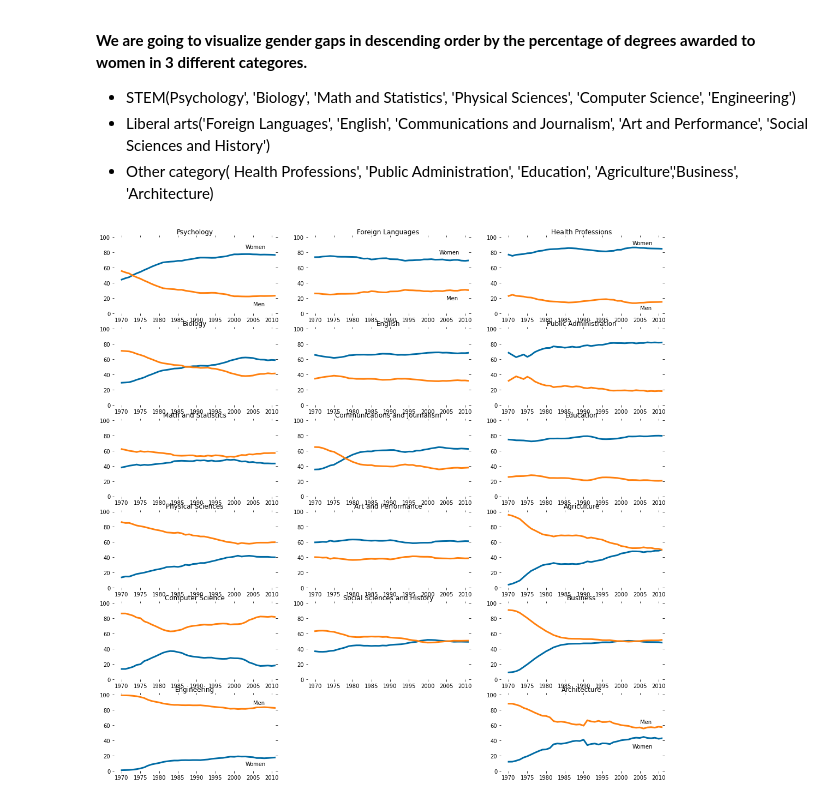
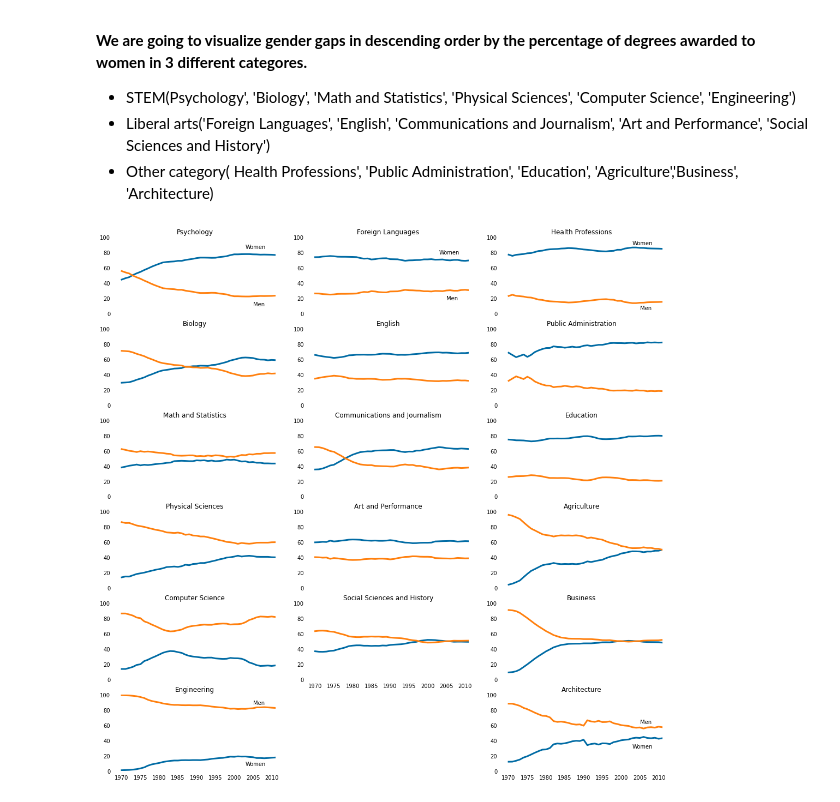
Before and after one commit to Bhupen-Oli/GenderGapStudy, a Jupyter notebook: genderGap.ipynb, the cells around one changed output. Drawn from its saved outputs; the diff is of its cells as text; code cells hidden in the pictures.

Commit message:
updating visualization to repo

```diff
--- a/genderGap.ipynb
+++ b/genderGap.ipynb
@@ -86,15 +86,15 @@ for sp in range(0,18,3):
     ax.set_xlim(1968, 2011)
     ax.set_ylim(0,100)
     ax.set_title(stem_cats[cat_index])
-    ax.tick_params(bottom="off", top="off", left="off", right="off",labelbottom='off')
-
+    ax.tick_params(bottom=False, top=False, left=False, right=False,labelbottom=False)
+  #  ax.tick_params(labelbottom='off')
     if cat_index == 0:
         ax.text(2003, 85, 'Women')
         ax.text(2005, 10, 'Men')
     elif cat_index == 5:
         ax.text(2005, 87, 'Men')
         ax.text(2003, 7, 'Women')
-        #ax.tick_params(labelbottom="on")
+        ax.tick_params(labelbottom=True)
 #plot liberal arts category
 for sp in range(1,16,3):
     cat_index=int((sp-1)/3)
@@ -104,35 +104,36 @@ for sp in range(1,16,3):
     for key,spine in ax.spines.items():
         spine.set_visible(False)
     ax.set_xlim(1968, 2011)
     ax.set_ylim(0,100)
     ax.set_title(lib_arts_cats[cat_index])
-    ax.tick_params(bottom="off", top="off", left="off", right="off",labelbottom="off")
+    ax.tick_params(bottom=False, top=False, left=False, right=False,labelbottom=False)
     if cat_index == 0:
         ax.text(2003, 78, 'Women')
         ax.text(2005, 18, 'Men')
-
+    elif cat_index==4:
+        ax.tick_params(labelbottom=True)
 #plot other categories
 for sp in range(2,20,3):
     cat_index=int((sp-2)/3)
     ax = fig.add_subplot(6,3,sp+1)
     ax.plot(women_degrees['Year'], women_degrees[other_cats[cat_index]], c=cb_dark_blue, label='Women', linewidth=3)
     ax.plot(women_degrees['Year'], 100-women_degrees[other_cats[cat_index]], c=cb_orange, label='Men', linewidth=3)
     ax.spines["right"].set_visible(False)
     ax.spines["left"].set_visible(False)
     ax.spines["top"].set_visible(False)
     ax.spines["bottom"].set_visible(False)
     ax.set_xlim(1968, 2011)
     ax.set_ylim(0,100)
     ax.set_title(other_cats[cat_index])
-    ax.tick_params(bottom="off", top="off", left="off", right="off",labelbottom="off")
+    ax.tick_params(bottom=False, top=False, left=False, right=False,labelbottom=False)
 
     if cat_index == 0:
         ax.text(2003, 90, 'Women')
         ax.text(2005, 5, 'Men')
     elif cat_index == 5:
         ax.text(2005, 62, 'Men')
         ax.text(2003, 30, 'Women')
-        #ax.tick_params(labelbottom="on")
+        ax.tick_params(labelbottom=True)
 plt.show()
 # %% [output]
-[figure, old version]
+[figure, new version]
```
